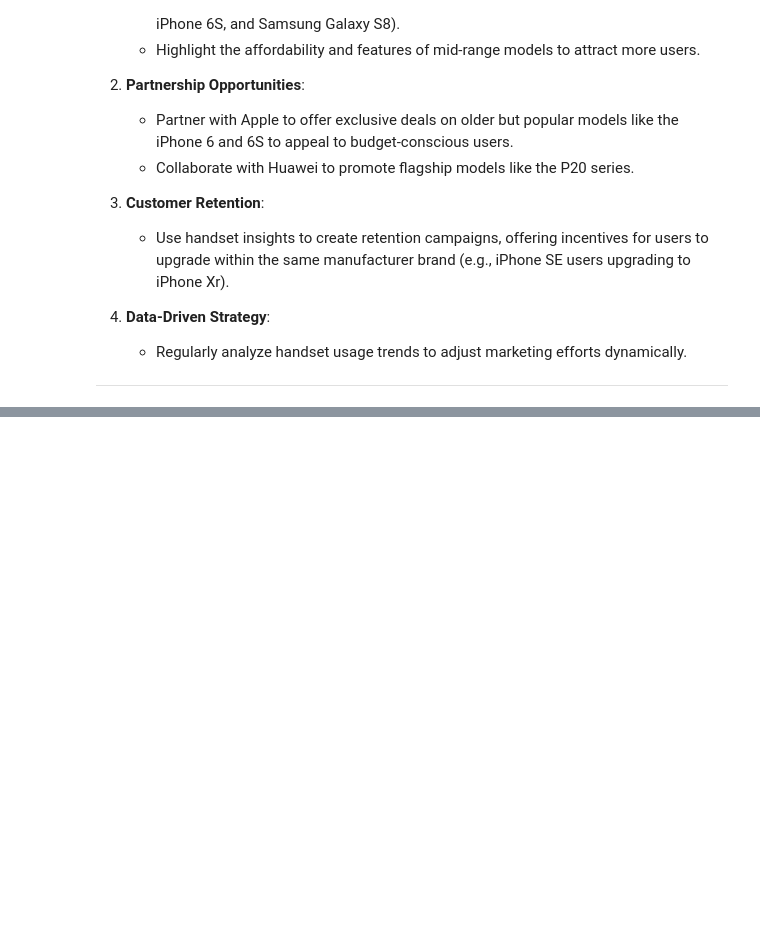
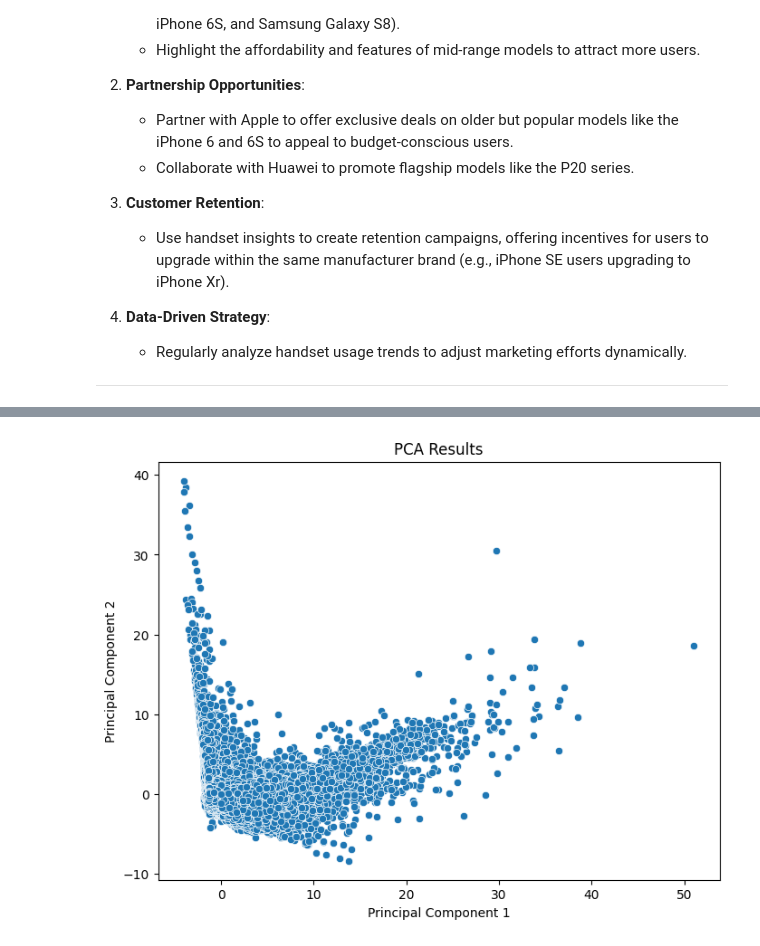
Before and after one commit to tesfaymebre/TellCo-Customer-Segmentation-and-Profitability, a Jupyter notebook: notebooks/tellco_customer.ipynb, the cells around one changed output, grey strips where cells are left out. Cells and saved outputs as stored; diff of their text form; code cells hidden in the pictures; blank space fills up the shorter version.

```diff
--- a/notebooks/tellco_customer.ipynb
+++ b/notebooks/tellco_customer.ipynb
@@ -267,0 +503,35 @@ Name: Handset Type, dtype: int64
+# %%
+from matplotlib import pyplot as plt
+import seaborn as sns
+from sklearn.decomposition import PCA
+from sklearn.preprocessing import StandardScaler
+from sklearn.impute import SimpleImputer
+
+# Select numeric columns
+numeric_data = df.select_dtypes(include=['float64', 'int64'])
+
+# Handle missing values
+imputer = SimpleImputer(strategy='mean')
+numeric_data_imputed = imputer.fit_transform(numeric_data)
+
+# Standardize the data
+scaler = StandardScaler()
+scaled_data = scaler.fit_transform(numeric_data_imputed)
+
+# Apply PCA
+pca = PCA(n_components=2)  # Reduce to 2 dimensions for visualization
+pca_result = pca.fit_transform(scaled_data)
+
+# Add PCA results back to DataFrame
+df['PCA1'] = pca_result[:, 0]
+df['PCA2'] = pca_result[:, 1]
+
+# Scatter plot of PCA results
+plt.figure(figsize=(8, 6))
+sns.scatterplot(x=df['PCA1'], y=df['PCA2'])
+plt.title("PCA Results")
+plt.xlabel("Principal Component 1")
+plt.ylabel("Principal Component 2")
+plt.show()
+# %% [output]
+[figure, added]
```
Also changed, not shown: parts of 16 cells of this notebook, 5 other files.
